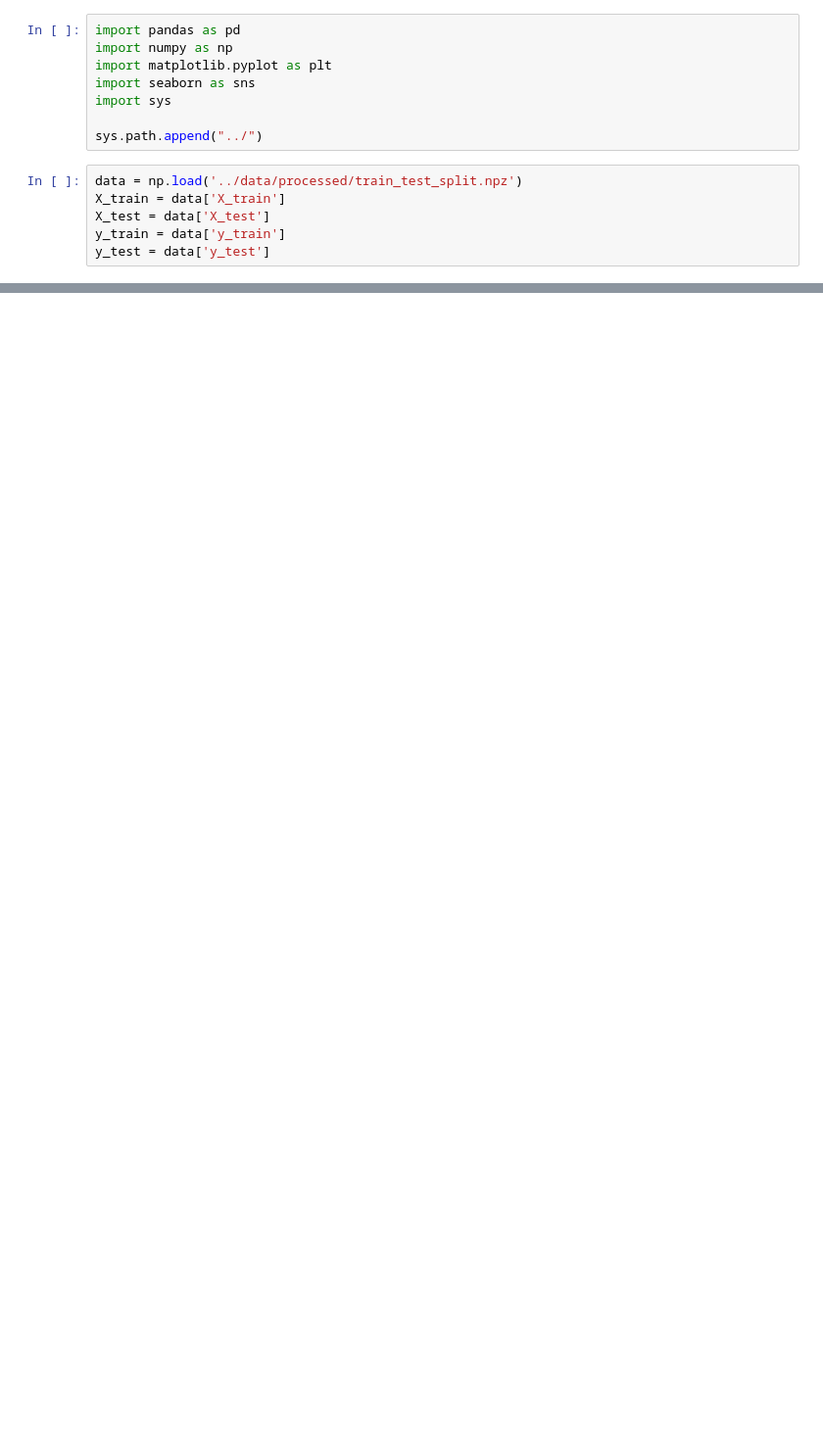
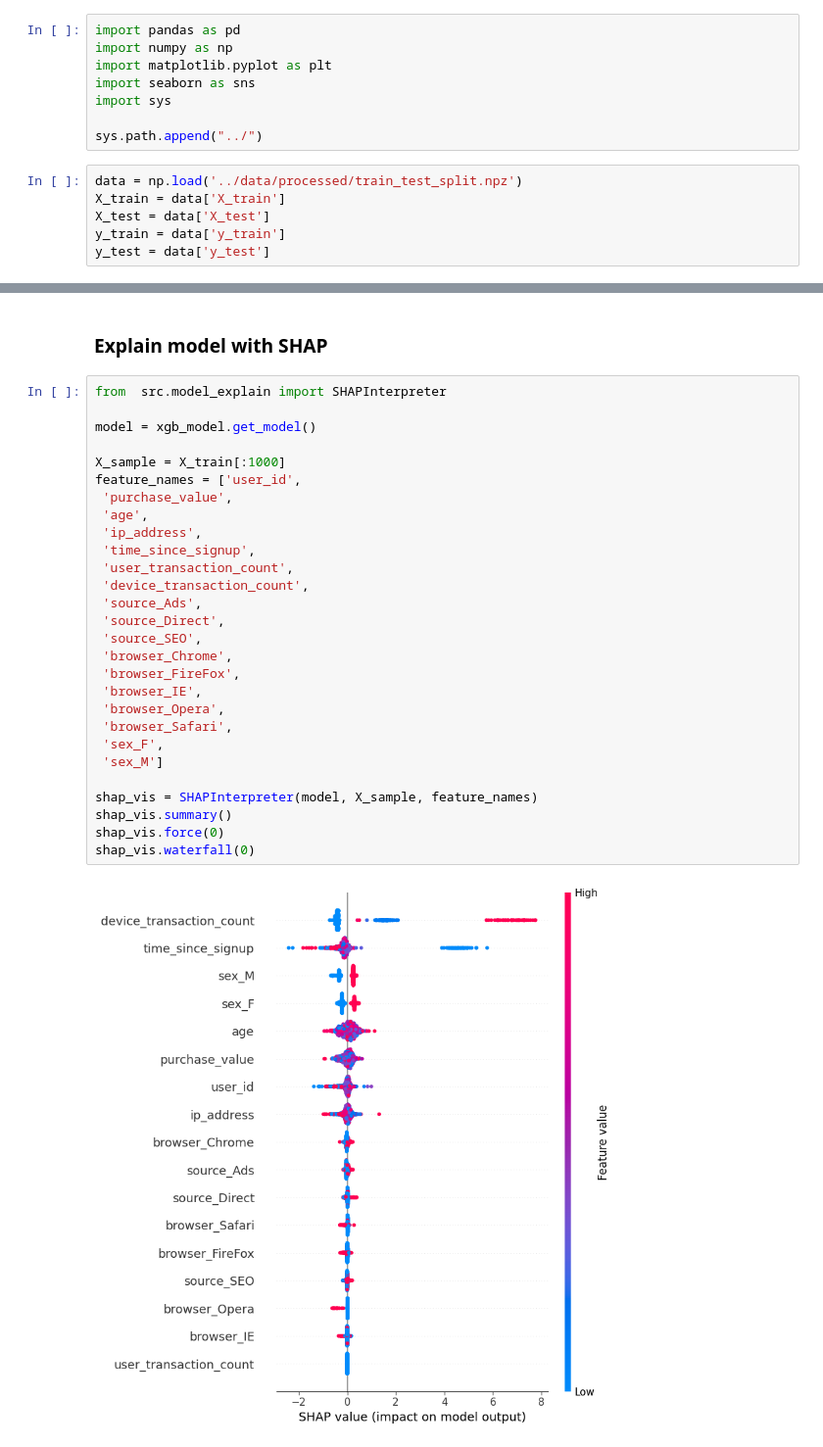
Before and after one commit to Sari-Amin/transaction-fraud-detector, a Jupyter notebook: notebooks/model.ipynb, the cells around one changed output, grey strips where cells are left out. Shown: that part at 98% size. Drawn from its saved outputs; the diff is of its cells as text; blank space fills up the shorter version.

Commit message:
model training and explain

```diff
--- a/notebooks/model.ipynb
+++ b/notebooks/model.ipynb
@@ -85,3 +85,35 @@ AUC-ROC: 0.8404
 [figure]
 [figure]
 [figure]
+# %% [markdown]
+### Explain model with SHAP
+# %%
+from  src.model_explain import SHAPInterpreter
+
+model = xgb_model.get_model()
+
+X_sample = X_train[:1000]
+feature_names = ['user_id',
+ 'purchase_value',
+ 'age',
+ 'ip_address',
+ 'time_since_signup',
+ 'user_transaction_count',
+ 'device_transaction_count',
+ 'source_Ads',
+ 'source_Direct',
+ 'source_SEO',
+ 'browser_Chrome',
+ 'browser_FireFox',
+ 'browser_IE',
+ 'browser_Opera',
+ 'browser_Safari',
+ 'sex_F',
+ 'sex_M']
+
+shap_vis = SHAPInterpreter(model, X_sample, feature_names)
+shap_vis.summary()
+shap_vis.force(0)
+shap_vis.waterfall(0)
+# %% [output]
+[figure, added]
```
Also changed, not shown: parts of 3 cells of this notebook, 3 other files.
